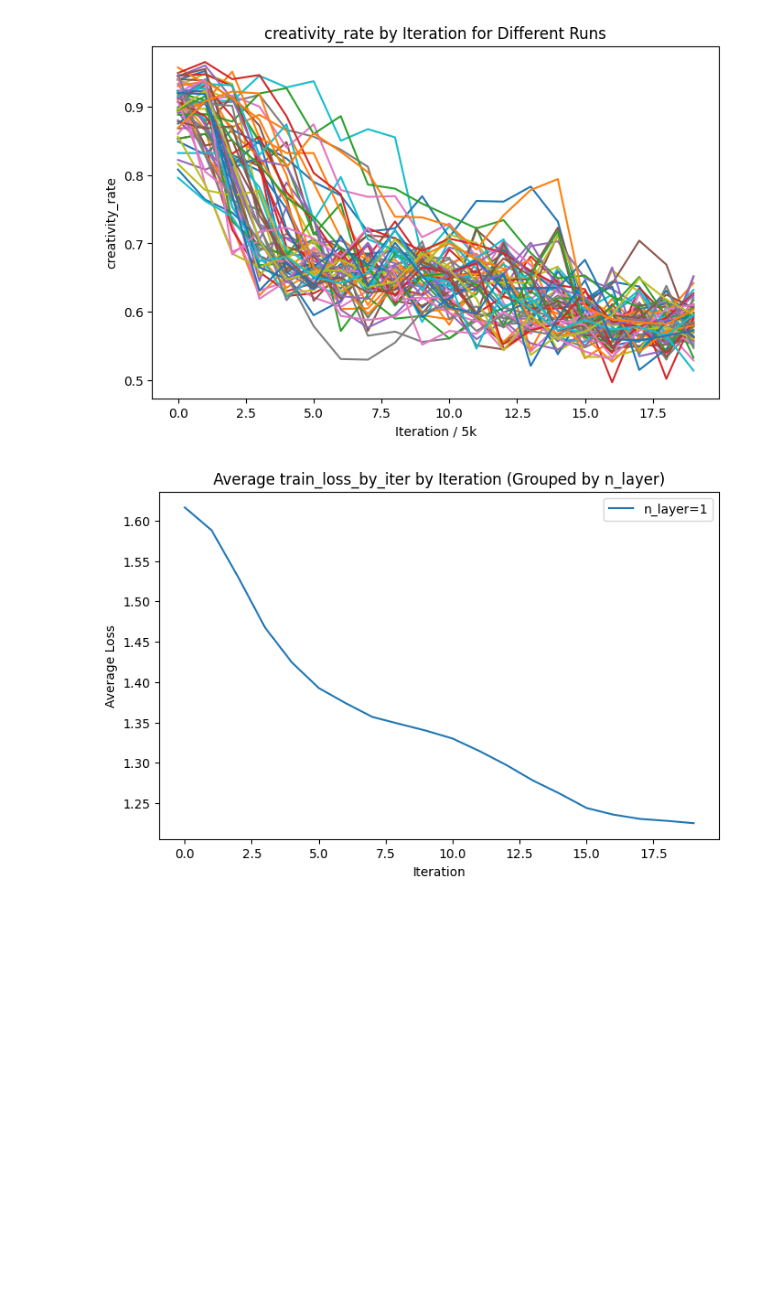
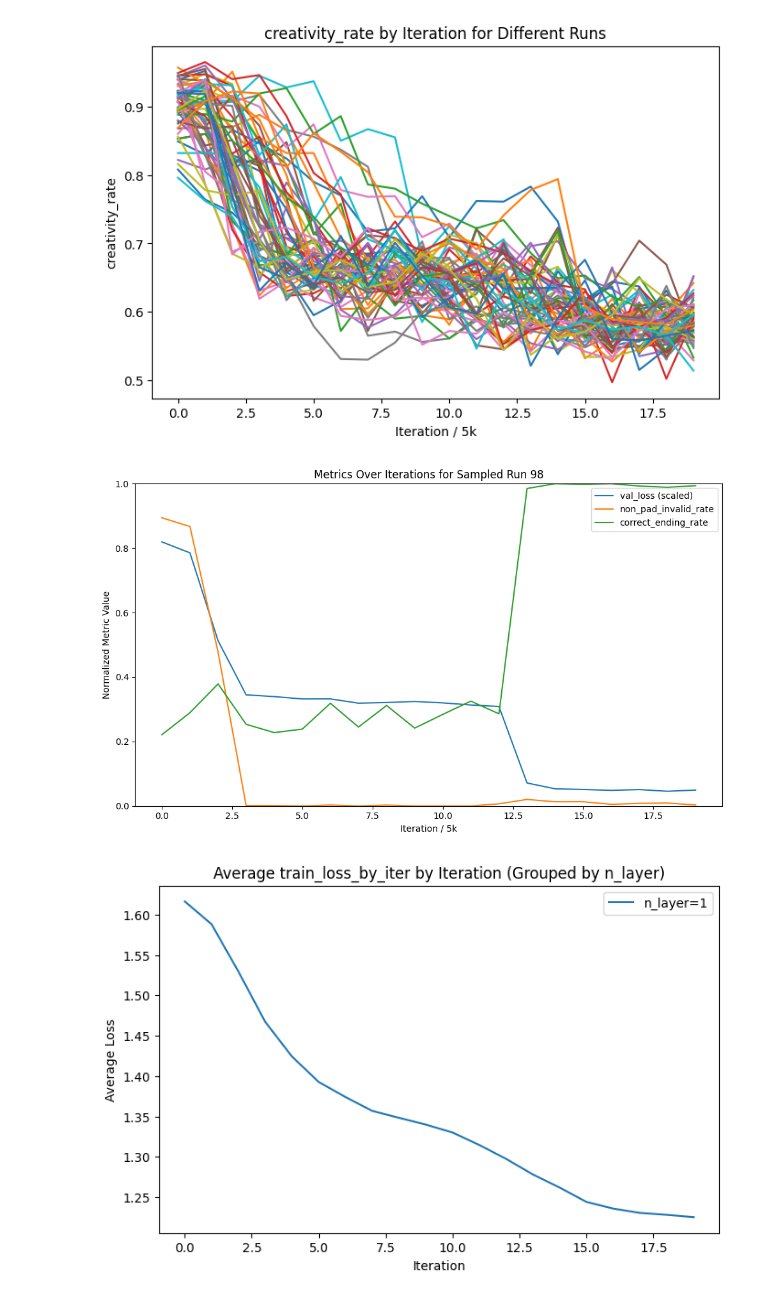
Before and after one commit to rajennparekh/game-thesis, a Jupyter notebook: mnk_transformer/load_data_param.ipynb, the cells around one changed output. Drawn from its saved outputs; the diff is of its cells as text; code cells hidden in the pictures; blank space fills up the shorter version.

```diff
--- a/mnk_transformer/load_data_param.ipynb
+++ b/mnk_transformer/load_data_param.ipynb
@@ -64,6 +65,27 @@ for plotting in plotting_opt:
 [figure]
 [figure]
 [figure]
+# %%
+sample_idx = random.choice(stalling_df.index)
+row = stalling_df.loc[sample_idx]
+
+# Scale val_loss_by_iter to [0, 1]
+val_loss_scaled = (np.array(row['val_loss_by_iter']) - 1.2) / (1.7 - 1.2)
+
+plt.figure(figsize=(10, 6))
+plt.plot(val_loss_scaled, label='val_loss (scaled)', linestyle='-')
+plt.plot(row['non_pad_invalid_rate'], label='non_pad_invalid_rate', linestyle='-')
+plt.plot(row['correct_ending_rate'], label='correct_ending_rate', linestyle='-')
+
+plt.xlabel('Iteration / 5k')
+plt.ylabel('Normalized Metric Value')
+plt.title(f'Metrics Over Iterations for Sampled Run {sample_idx}')
+plt.ylim(0, 1)
+plt.legend()
+plt.tight_layout()
+plt.show()
+# %% [output]
+[figure, added]
 # %%
 groupby_vars = ['n_layer',]# 'n_head', 'n_embd']
 for groupby_var in groupby_vars:
```
Also changed, not shown: parts of 2 cells of this notebook, 29 other files.
